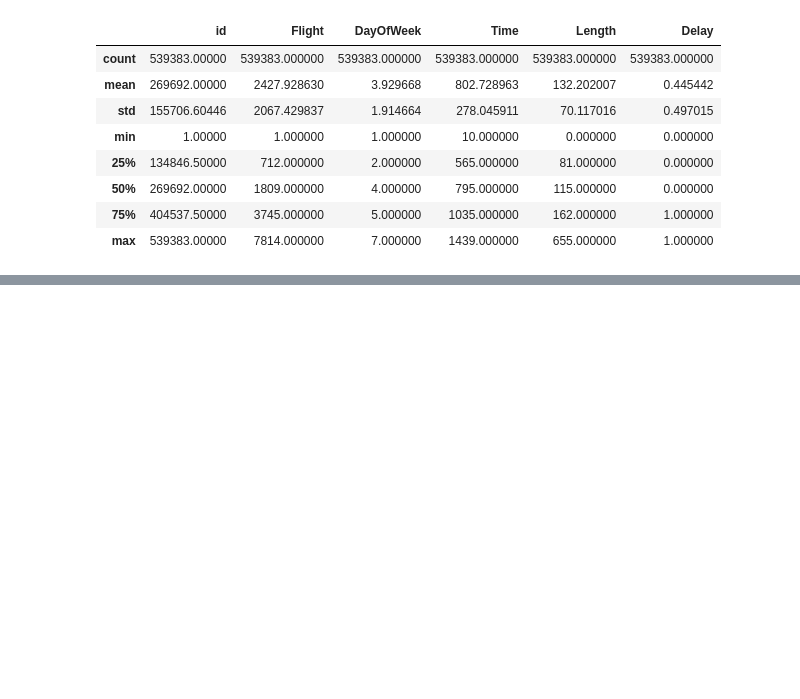
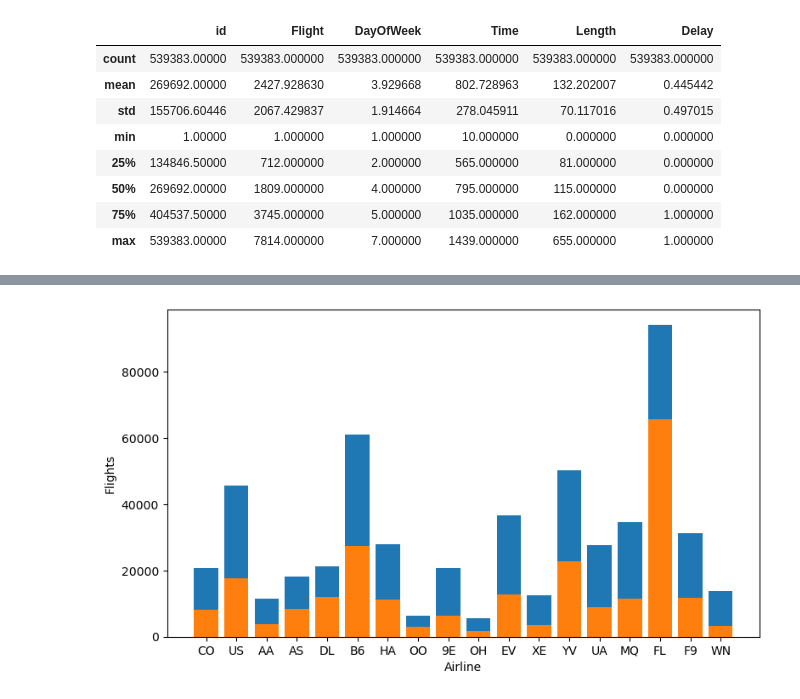
Before and after one commit to ltcolscotty/AirlinesProject, a Jupyter notebook: AirlineAnalysis.ipynb, the cells around one changed output, grey strips where cells are left out. Drawn from its saved outputs; the diff is of its cells as text; code cells hidden in the pictures; blank space fills up the shorter version.

```diff
--- a/AirlineAnalysis.ipynb
+++ b/AirlineAnalysis.ipynb
@@ -53,0 +49,13 @@ array([3, 4, 5, 6, 7, 1, 2], dtype=int64)
+# %%
+x_val3 = airlines_df['Airline'].unique()
+y_val3B = airlines_df.groupby(['Airline'])['Delay'].sum()
+y_val3A = airlines_df.groupby(['Airline'])['Delay'].count()
+
+plt.figure(figsize=(9,5))
+plt.bar(x_val3, y_val3A)
+plt.bar(x_val3, y_val3B)
+plt.xlabel('Airline')
+plt.ylabel('Flights')
+plt.show()
+# %% [output]
+[figure, added]
```
Also changed, not shown: parts of 9 cells of this notebook, 1 other file.
